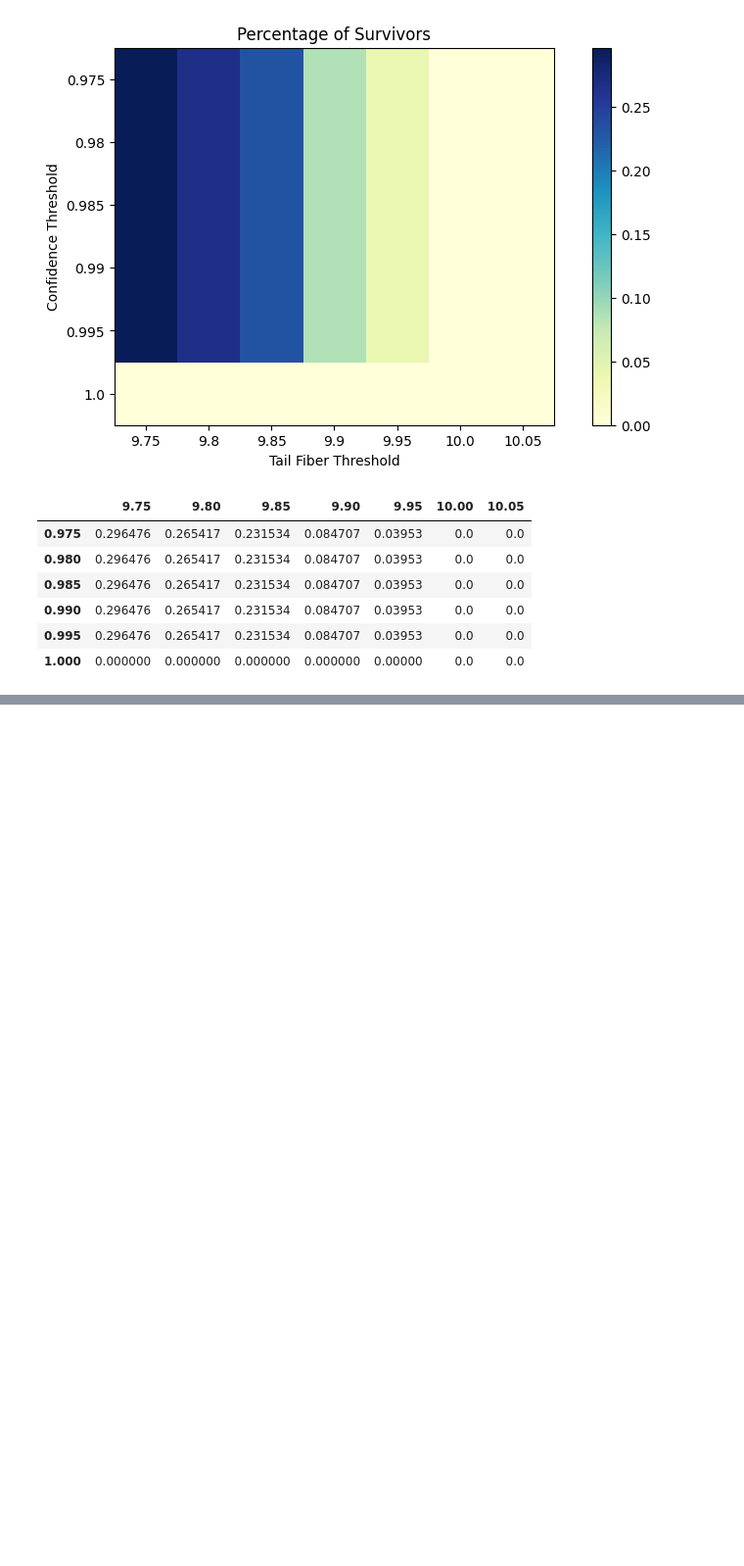
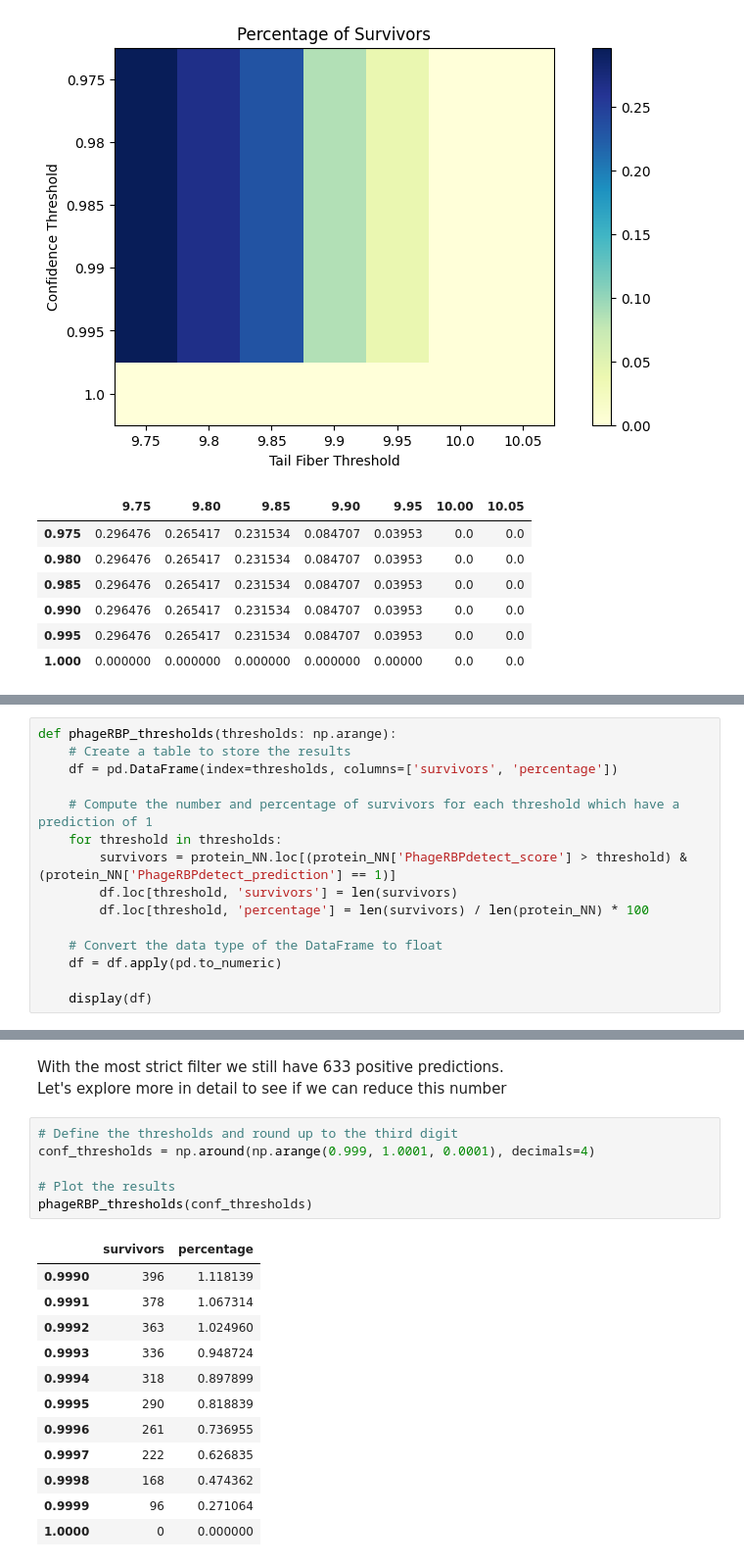
Before and after one commit to Drivahah/Predicting-phage-host-interaction-with-Language-Models, a Jupyter notebook: notebooks/02_transform_data.ipynb, the cells around one changed output, grey strips where cells are left out. Shown: that part at 98% size. Drawn from its saved outputs; the diff is of its cells as text; blank space fills up the shorter version.

```diff
--- a/notebooks/02_transform_data.ipynb
+++ b/notebooks/02_transform_data.ipynb
@@ -245,0 +293,15 @@ Survivor proteins: 82 (0.23 %)
+# %%
+def phageRBP_thresholds(thresholds: np.arange):
+    # Create a table to store the results
+    df = pd.DataFrame(index=thresholds, columns=['survivors', 'percentage'])
+
+    # Compute the number and percentage of survivors for each threshold which have a prediction of 1
+    for threshold in thresholds:
+        survivors = protein_NN.loc[(protein_NN['PhageRBPdetect_score'] > threshold) & (protein_NN['PhageRBPdetect_prediction'] == 1)]
+        df.loc[threshold, 'survivors'] = len(survivors)
+        df.loc[threshold, 'percentage'] = len(survivors) / len(protein_NN) * 100
+
+    # Convert the data type of the DataFrame to float
+    df = df.apply(pd.to_numeric)
+
+    display(df)
@@ -245,0 +322,22 @@ Survivor proteins: 82 (0.23 %)
+# %% [markdown]
+With the most strict filter we still have 633 positive predictions. \
+Let's explore more in detail to see if we can reduce this number
+# %%
+# Define the thresholds and round up to the third digit
+conf_thresholds = np.around(np.arange(0.999, 1.0001, 0.0001), decimals=4)
+
+# Plot the results
+phageRBP_thresholds(conf_thresholds)
+# %% [output]
+|  | survivors | percentage |
+| 0.9990 | 396 | 1.118139 |
+| 0.9991 | 378 | 1.067314 |
+| 0.9992 | 363 | 1.024960 |
+| 0.9993 | 336 | 0.948724 |
+| 0.9994 | 318 | 0.897899 |
+| 0.9995 | 290 | 0.818839 |
+| 0.9996 | 261 | 0.736955 |
+| 0.9997 | 222 | 0.626835 |
+| 0.9998 | 168 | 0.474362 |
+| 0.9999 | 96 | 0.271064 |
+| 1.0000 | 0 | 0.000000 |
```
Also changed, not shown: parts of 8 cells of this notebook, 1 other file.
